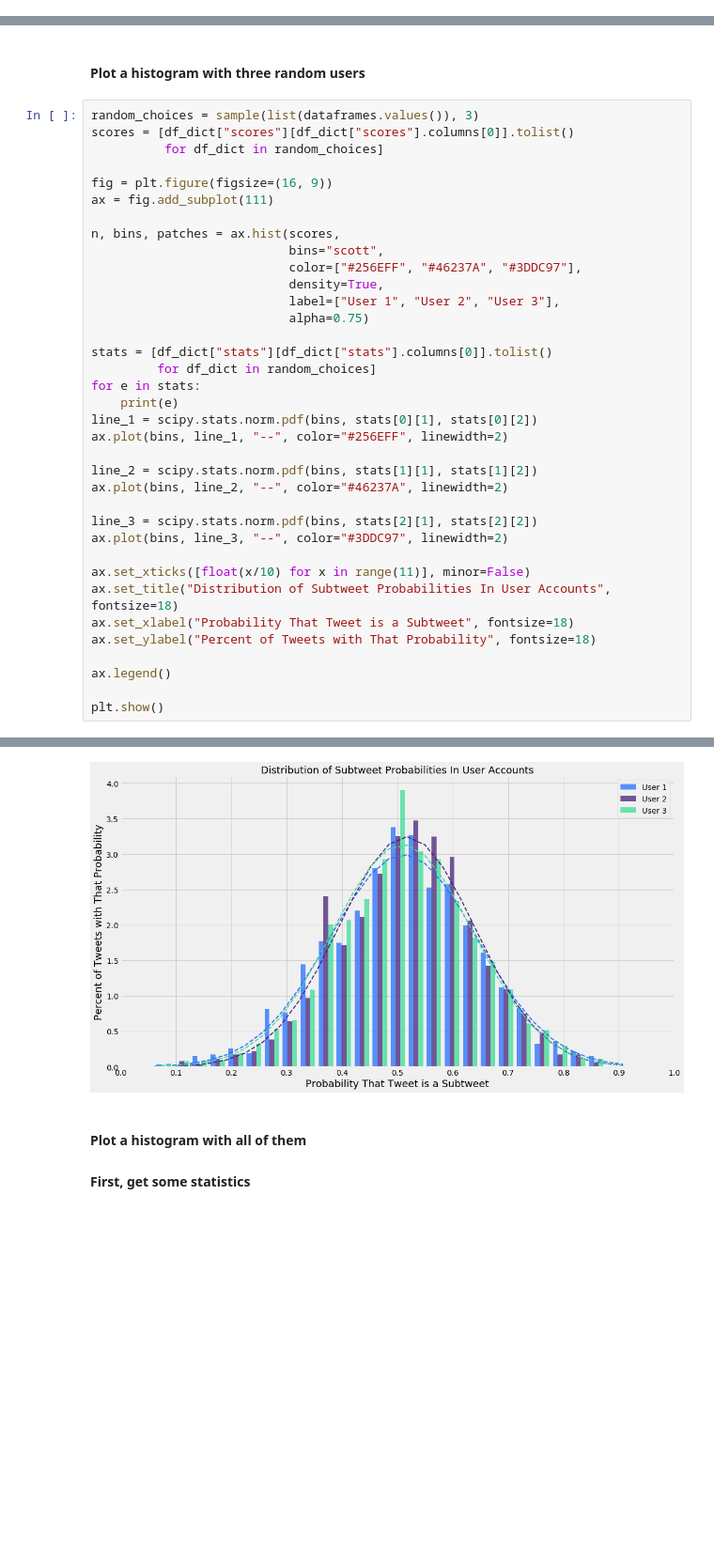
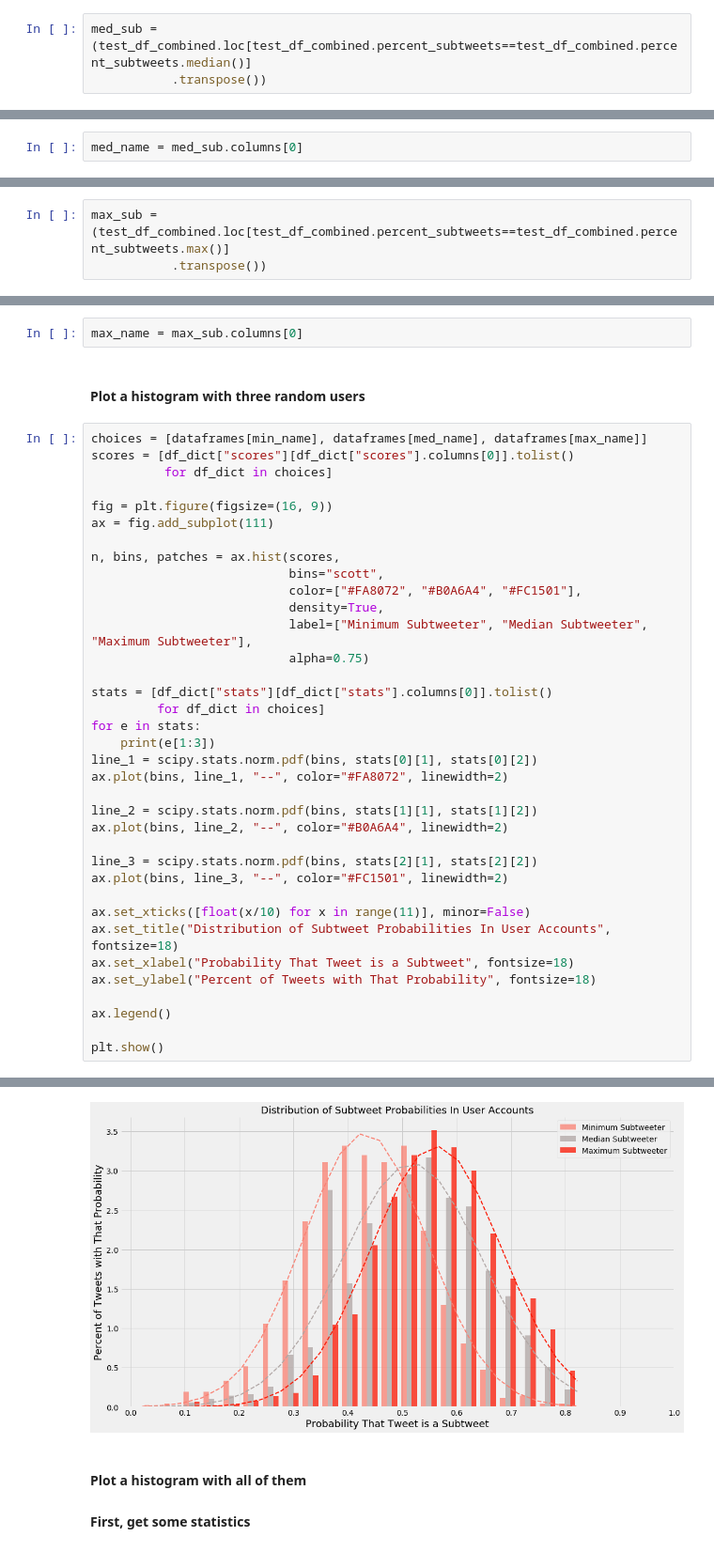
Before and after one commit to segalgouldn/Senior-Project-Subtweets, a Jupyter notebook: development/classifier_creator.ipynb, the cells around one changed output, grey strips where cells are left out. Shown at 94% size. Drawn from its saved outputs; the diff is of its cells as text; blank space fills up the shorter version.

```diff
--- a/development/classifier_creator.ipynb
+++ b/development/classifier_creator.ipynb
@@ -464,0 +492,3 @@ test_df_stats
+# %%
+med_sub = (test_df_combined.loc[test_df_combined.percent_subtweets==test_df_combined.percent_subtweets.median()]
+           .transpose())
@@ -464,0 +502,2 @@ test_df_stats
+# %%
+med_name = med_sub.columns[0]
@@ -464,0 +506,3 @@ test_df_stats
+# %%
+max_sub = (test_df_combined.loc[test_df_combined.percent_subtweets==test_df_combined.percent_subtweets.max()]
+           .transpose())
@@ -465,32 +516,34 @@ test_df_stats
+# %%
+max_name = max_sub.columns[0]
 # %% [markdown]
 #### Plot a histogram with three random users
 # %%
-random_choices = sample(list(dataframes.values()), 3)
+choices = [dataframes[min_name], dataframes[med_name], dataframes[max_name]]
 scores = [df_dict["scores"][df_dict["scores"].columns[0]].tolist()
-          for df_dict in random_choices]
+          for df_dict in choices]
 
 fig = plt.figure(figsize=(16, 9))
 ax = fig.add_subplot(111)
 
 n, bins, patches = ax.hist(scores,
                            bins="scott",
-                           color=["#256EFF", "#46237A", "#3DDC97"],
+                           color=["#FA8072", "#B0A6A4", "#FC1501"],
                            density=True,
-                           label=["User 1", "User 2", "User 3"],
+                           label=["Minimum Subtweeter", "Median Subtweeter", "Maximum Subtweeter"],
                            alpha=0.75)
 
 stats = [df_dict["stats"][df_dict["stats"].columns[0]].tolist()
-         for df_dict in random_choices]
+         for df_dict in choices]
 for e in stats:
-    print(e)
+    print(e[1:3])
 line_1 = scipy.stats.norm.pdf(bins, stats[0][1], stats[0][2])
-ax.plot(bins, line_1, "--", color="#256EFF", linewidth=2)
+ax.plot(bins, line_1, "--", color="#FA8072", linewidth=2)
 
 line_2 = scipy.stats.norm.pdf(bins, stats[1][1], stats[1][2])
-ax.plot(bins, line_2, "--", color="#46237A", linewidth=2)
+ax.plot(bins, line_2, "--", color="#B0A6A4", linewidth=2)
 
 line_3 = scipy.stats.norm.pdf(bins, stats[2][1], stats[2][2])
-ax.plot(bins, line_3, "--", color="#3DDC97", linewidth=2)
+ax.plot(bins, line_3, "--", color="#FC1501", linewidth=2)
 
 ax.set_xticks([float(x/10) for x in range(11)], minor=False)
 ax.set_title("Distribution of Subtweet Probabilities In User Accounts", fontsize=18)
@@ -507,4 +560,4 @@ plt.show()
-[figure, old version]
+[figure, new version]
 # %% [markdown]
 #### Plot a histogram with all of them
 #### First, get some statistics
```
Also changed, not shown: parts of 86 cells of this notebook, 52 other files.
